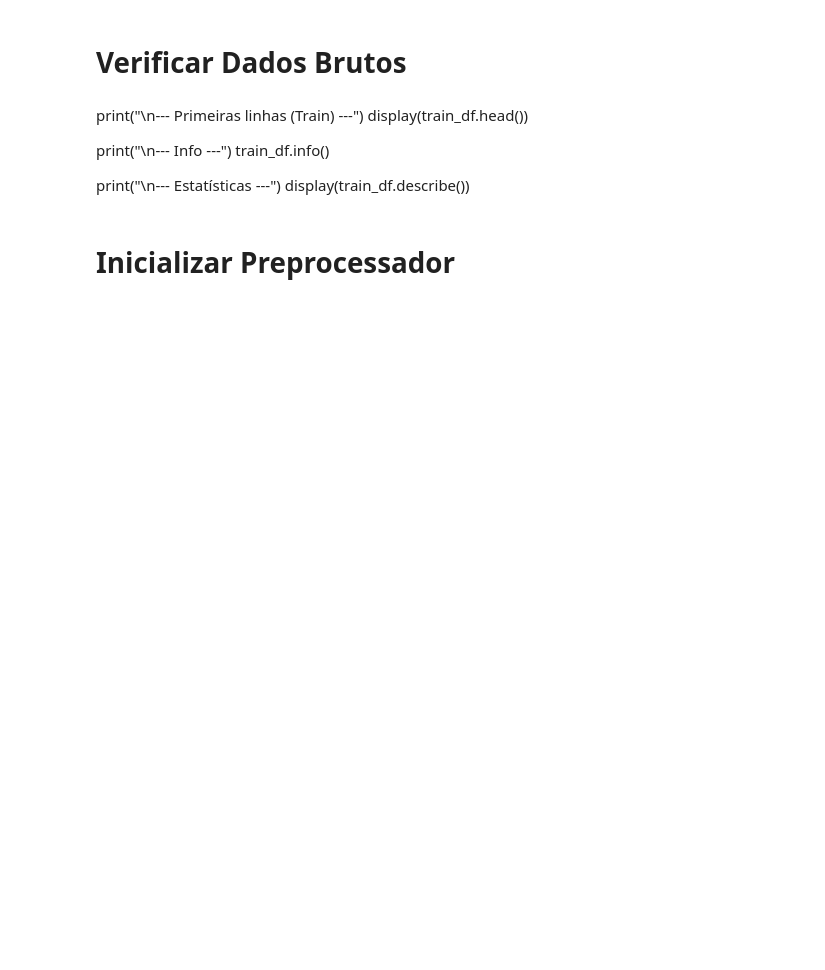
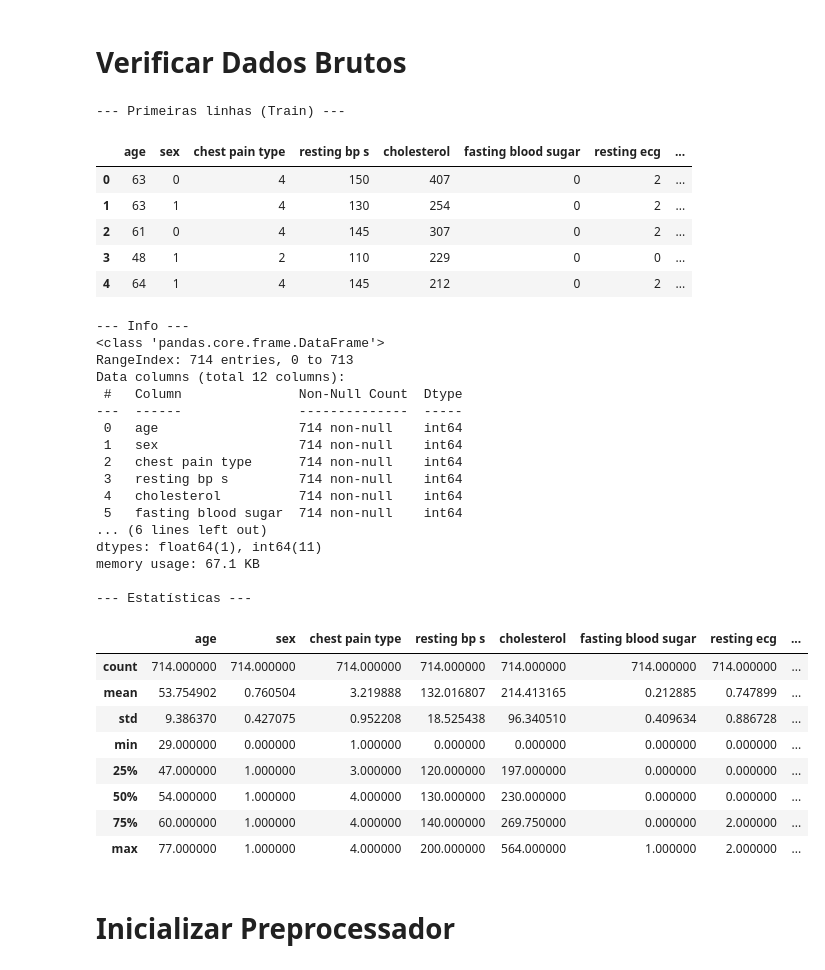
Before and after one commit to mjuliamenezes/heart-disease-ml-pipeline, a Jupyter notebook: notebooks/02_preprocessing.ipynb, the cells around one changed output. Cells and saved outputs as stored; diff of their text form; code cells hidden in the pictures; blank space fills up the shorter version.

```diff
--- a/notebooks/02_preprocessing.ipynb
+++ b/notebooks/02_preprocessing.ipynb
@@ -30,14 +38,48 @@ print(f"📊 Validation: {validation_df.shape}")
 # %% [markdown]
 # Verificar Dados Brutos
-# %% [markdown]
-print("\n--- Primeiras linhas (Train) ---")
-display(train_df.head())
-
-print("\n--- Info ---")
-train_df.info()
-
-print("\n--- Estatísticas ---")
-display(train_df.describe())
+# %%
+print("\n--- Primeiras linhas (Train) ---")
+display(train_df.head())
+
+print("\n--- Info ---")
+train_df.info()
+
+print("\n--- Estatísticas ---")
+display(train_df.describe())
+# %% [output]
+--- Primeiras linhas (Train) ---
+|  | age | sex | chest pain type | resting bp s | cholesterol | fasting blood sugar | resting ecg | ... |
+| 0 | 63 | 0 | 4 | 150 | 407 | 0 | 2 | ... |
+| 1 | 63 | 1 | 4 | 130 | 254 | 0 | 2 | ... |
+| 2 | 61 | 0 | 4 | 145 | 307 | 0 | 2 | ... |
+| 3 | 48 | 1 | 2 | 110 | 229 | 0 | 0 | ... |
+| 4 | 64 | 1 | 4 | 145 | 212 | 0 | 2 | ... |
+--- Info ---
+<class 'pandas.core.frame.DataFrame'>
+RangeIndex: 714 entries, 0 to 713
+Data columns (total 12 columns):
+ #   Column               Non-Null Count  Dtype
+---  ------               --------------  -----
+ 0   age                  714 non-null    int64
+ 1   sex                  714 non-null    int64
+ 2   chest pain type      714 non-null    int64
+ 3   resting bp s         714 non-null    int64
+ 4   cholesterol          714 non-null    int64
+ 5   fasting blood sugar  714 non-null    int64
+... (6 lines left out)
+dtypes: float64(1), int64(11)
+memory usage: 67.1 KB
+
+--- Estatísticas ---
+|  | age | sex | chest pain type | resting bp s | cholesterol | fasting blood sugar | resting ecg | ... |
+| count | 714.000000 | 714.000000 | 714.000000 | 714.000000 | 714.000000 | 714.000000 | 714.000000 | ... |
+| mean | 53.754902 | 0.760504 | 3.219888 | 132.016807 | 214.413165 | 0.212885 | 0.747899 | ... |
+| std | 9.386370 | 0.427075 | 0.952208 | 18.525438 | 96.340510 | 0.409634 | 0.886728 | ... |
+| min | 29.000000 | 0.000000 | 1.000000 | 0.000000 | 0.000000 | 0.000000 | 0.000000 | ... |
+| 25% | 47.000000 | 1.000000 | 3.000000 | 120.000000 | 197.000000 | 0.000000 | 0.000000 | ... |
+| 50% | 54.000000 | 1.000000 | 4.000000 | 130.000000 | 230.000000 | 0.000000 | 0.000000 | ... |
+| 75% | 60.000000 | 1.000000 | 4.000000 | 140.000000 | 269.750000 | 0.000000 | 2.000000 | ... |
+| max | 77.000000 | 1.000000 | 4.000000 | 200.000000 | 564.000000 | 1.000000 | 2.000000 | ... |
 # %% [markdown]
 # Inicializar Preprocessador
 # %%
```
Also changed, not shown: parts of 10 cells of this notebook, 7 other files.
